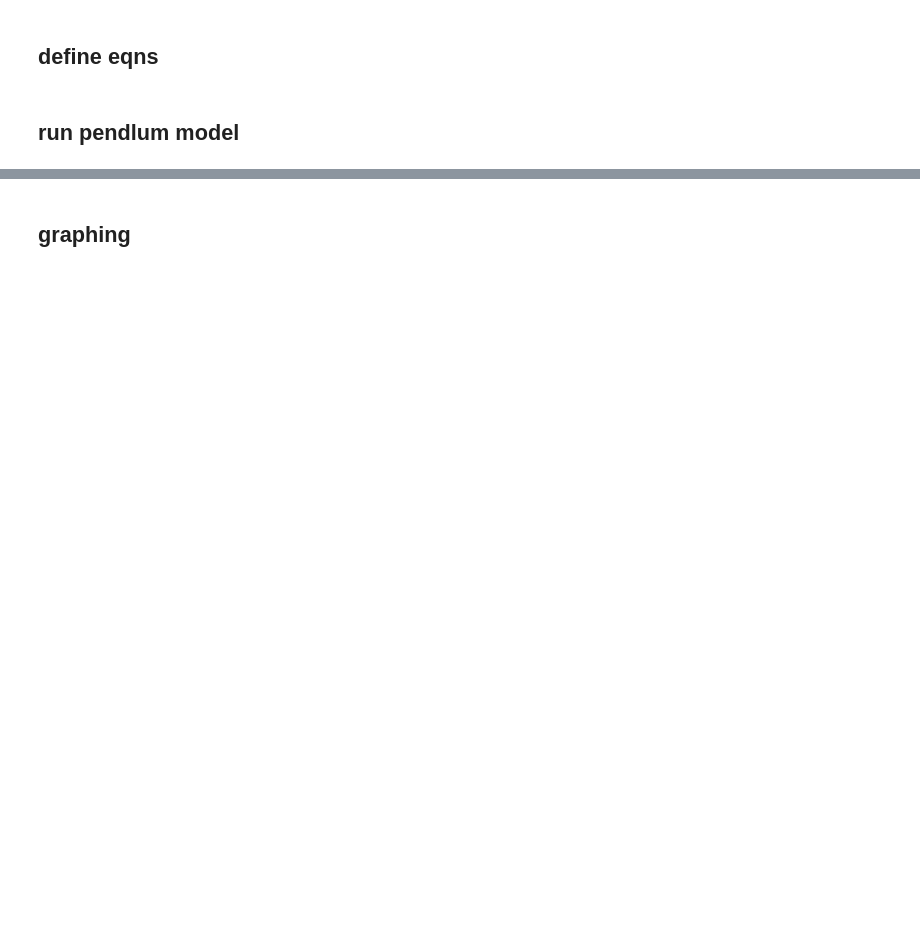
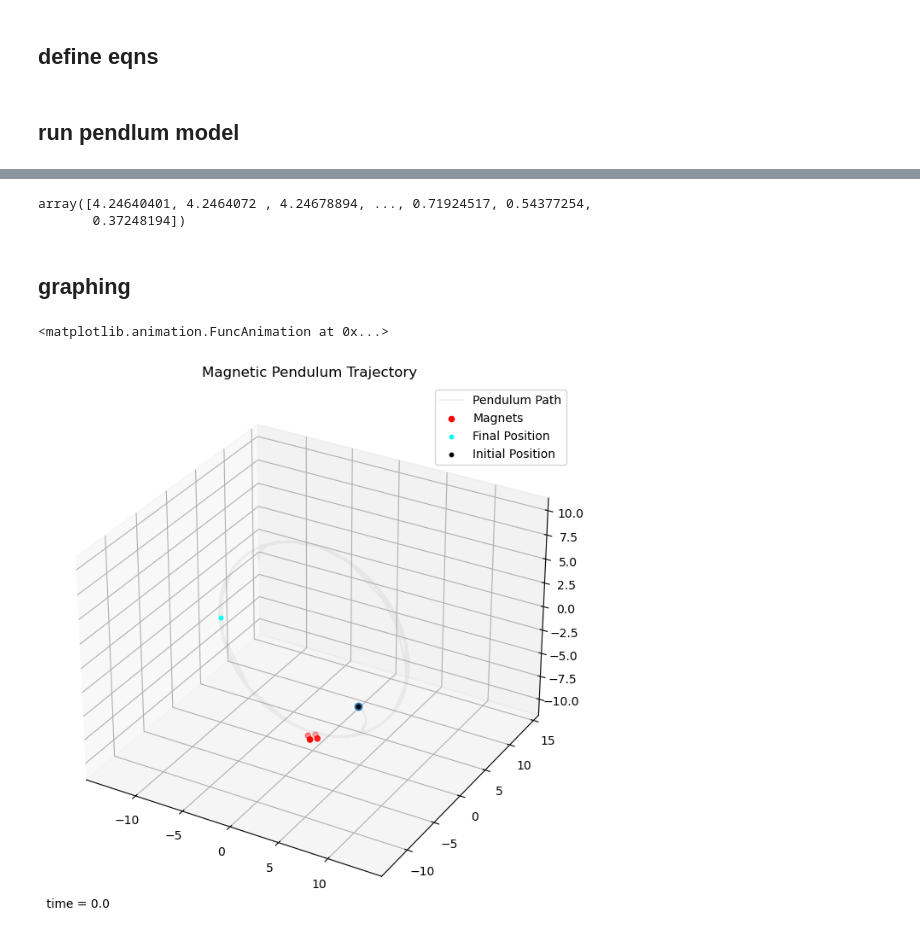
Before and after one commit to fkaner0/magnetic_pendulum, a Jupyter notebook: magnetic_pendulum/modelling.ipynb, the cells around one changed output, grey strips where cells are left out. Saved outputs shown, nothing was run; the diff lists cells and outputs as text; code cells hidden in the pictures; blank space fills up the shorter version.

Commit message:
modelling attempts: smth is broken w/ plot

```diff
--- a/magnetic_pendulum/modelling.ipynb
+++ b/magnetic_pendulum/modelling.ipynb
@@ -91,3 +92,11 @@ while not (integrator.status == 'finished'):
 # %%
-result = np.array(path)
-to_cartesian = lambda result_v: ##########################################
+to_x = lambda r,θ,ϕ: r*sin(θ)*cos(ϕ)
+to_y = lambda r,θ,ϕ: r*sin(θ)*sin(ϕ)
+to_z = lambda r,θ,ϕ: -r*cos(θ)
+
+to_cartesian = lambda r,θ,ϕ: [to_x(r,θ,ϕ), to_y(r,θ,ϕ), to_z(r,θ,ϕ)]
+# %%
+trajectory = np.zeros((result.shape[0], 3))
+trajectory[:,0] = L*np.sin(result[:,2])*np.cos(result[:,1])
+trajectory[:,1] = L*np.sin(result[:,2])*np.sin(result[:,1])
+trajectory[:,2] = -L*np.cos(result[:,2])
@@ -94,3 +113,8 @@ to_cartesian = lambda result_v: ##########################################
+# %%
+L*np.cos(result[:,2])*np.cos(result[:,1])
+# %% [output]
+array([4.24640401, 4.2464072 , 4.24678894, ..., 0.71924517, 0.54377254,
+       0.37248194])
 # %% [markdown]
 ## graphing
 # %%
@@ -100,7 +124,7 @@ import numpy as np
 
 import matplotlib.animation as animation
 
-def plot_trajectory(trajectory, magnets):
+def plot_trajectory(trajectory, magnet_positions):
 
     ax = plt.figure(figsize=(8, 8)).add_subplot(projection='3d')
     # plt.title(f'Magnetic Pendulum Trajectory')
@@ -109,7 +133,7 @@ def plot_trajectory(trajectory, magnets):
     ax.plot(*trajectory.T, label='Pendulum Path', zorder=1)
 
     # Plot the magnet positions
-    ax.scatter(*zip(*[m.pos.to_cartesian().coords.astype(np.double) for m in magnets]), color='red', label='Magnets', zorder=2)
+    ax.scatter(*zip(*magnet_positions), color='red', label='Magnets', zorder=2)
 
     # Plot the final & initial positions of the pendulum
     final_position = trajectory[-1]
@@ -122,7 +146,7 @@ def plot_trajectory(trajectory, magnets):
     ax.axis('equal')
     plt.show()
 
-def plot_trajectory_rotate(trajectory, magnets):
+def plot_trajectory_rotate(trajectory, magnet_positions):
 
     ax = plt.figure(figsize=(8, 8)).add_subplot(projection='3d')
     # plt.title(f'Magnetic Pendulum Trajectory')
@@ -131,7 +155,7 @@ def plot_trajectory_rotate(trajectory, magnets):
     ax.plot(*trajectory.T, label='Pendulum Path', zorder=1)
 
     # Plot the magnet positions
-    ax.scatter(*zip(*[m.pos.to_cartesian().coords.astype(np.double) for m in magnets]), color='red', label='Magnets', zorder=2)
+    ax.scatter(*zip(*magnet_positions), color='red', label='Magnets', zorder=2)
 
     # Plot the final & initial positions of the pendulum
     final_position = trajectory[-1]
@@ -162,7 +186,7 @@ def plot_trajectory_rotate(trajectory, magnets):
             plt.draw()
             plt.pause(.001)
 
-def plot_trajectory_animation(trajectory, magnets, dt=0.01):
+def plot_trajectory_animation(trajectory, magnet_positions, dt=0.01):
 
     fig = plt.figure(figsize=(8, 8))
     ax = fig.add_subplot(projection="3d")
@@ -172,7 +196,7 @@ def plot_trajectory_animation(trajectory, magnets, dt=0.01):
     ax.plot(*trajectory.T, label='Pendulum Path', color='gray', alpha=0.1, zorder=1)
 
     # Plot the magnet positions
-    ax.scatter(*zip(*[m.pos.to_cartesian().coords.astype(np.double) for m in magnets]), color='red', label='Magnets', zorder=2)
+    ax.scatter(*zip(*magnet_positions), color='red', label='Magnets', zorder=2)
 
     # Plot the final & initial positions of the pendulum
     final_position = trajectory[-1]
@@ -202,4 +226,13 @@ def plot_trajectory_animation(trajectory, magnets, dt=0.01):
     N = len(trajectory)
     ani = animation.FuncAnimation(
         fig, animate, N, interval=dt/3, blit=True)
-    plt.show()
+#     plt.show()
+    return ani
+# %%
+magnet_positions = [to_cartesian(rmag, θmag, ϕmag) for ϕmag in ϕmag_list]
+# %%
+%matplotlib inline
+plot_trajectory_animation(trajectory, magnet_positions)
+# %% [output]
+<matplotlib.animation.FuncAnimation at 0x...>
+[figure, added]
```
Also changed, not shown: parts of 5 cells of this notebook.
